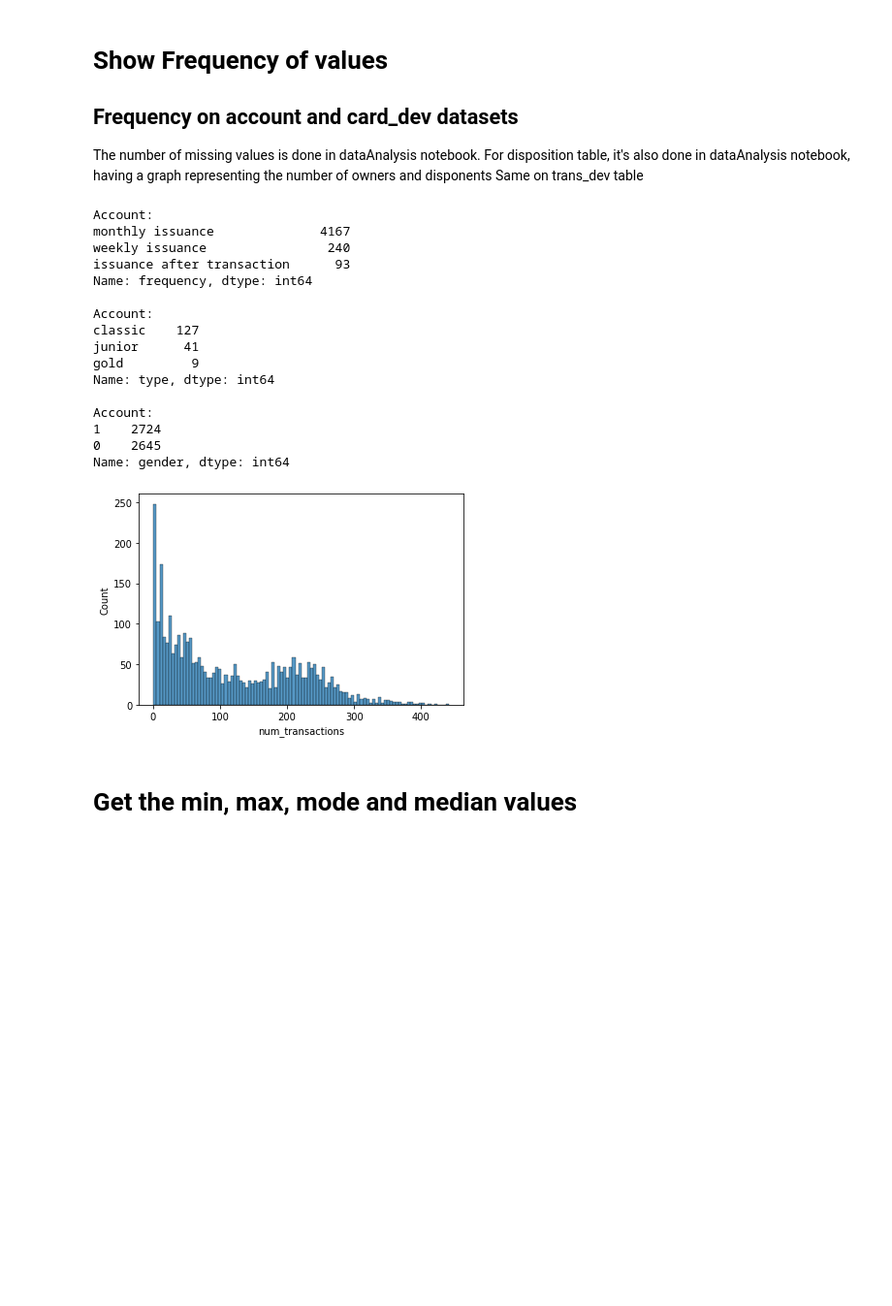
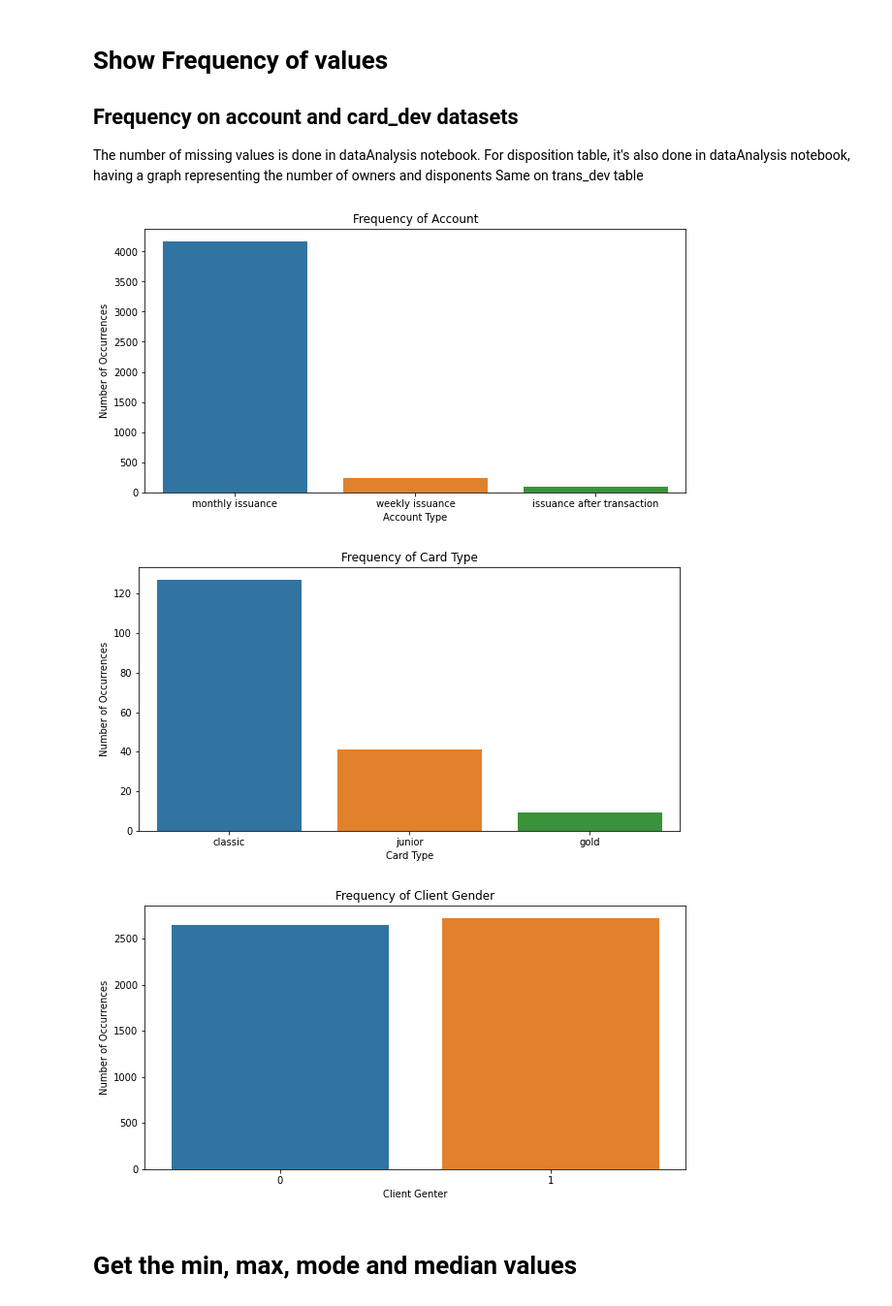
Before and after one commit to ruialves35/feup-ac, a Jupyter notebook: src/understanding/understanding.ipynb, the cells around one changed output. Shown: that part at 97% size. Saved outputs shown, nothing was run; the diff lists cells and outputs as text; code cells hidden in the pictures; blank space fills up the shorter version.

Commit message:
Add some frequency plots

```diff
--- a/src/understanding/understanding.ipynb
+++ b/src/understanding/understanding.ipynb
@@ -69,28 +69,23 @@ The number of missing values is done in dataAnalysis notebook.
 For disposition table, it's also done in dataAnalysis notebook, having a graph
 representing the number of owners and disponents
 Same on trans_dev table
-# %%
-print(f"Account: \n{account_data['frequency'].value_counts()} \n")
-print(f"Account: \n{card_data['type'].value_counts()} \n")
-print(f"Account: \n{client_data['gender'].value_counts()} \n")
-# %% [output]
-Account:
-monthly issuance              4167
-weekly issuance                240
-issuance after transaction      93
-Name: frequency, dtype: int64
-
-Account:
-classic    127
-junior      41
-gold         9
-Name: type, dtype: int64
-
-Account:
-1    2724
-0    2645
-Name: gender, dtype: int64
-[figure, removed]
+# %%
+def plot_freq(df, col, title, xlabel, ylabel, figsize=(10, 5)):
+  freq = df[col].value_counts()
+  plt.figure(figsize=figsize)
+  sns.barplot(x=freq.index, y=freq.values)
+  plt.title(title)
+  plt.xlabel(xlabel)
+  plt.ylabel(ylabel)
+  plt.show()
+
+plot_freq(account_data, 'frequency', 'Frequency of Account', 'Account Type', 'Number of Occurrences',)
+plot_freq(card_data, 'type', 'Frequency of Card Type', 'Card Type', 'Number of Occurrences')
+plot_freq(client_data, 'gender', 'Frequency of Client Gender', 'Client Genter', 'Number of Occurrences')
+# %% [output]
+[figure, added]
+[figure, added]
+[figure, added]
 # %% [markdown]
 # Get the min, max, mode and median values
 # %%
```
